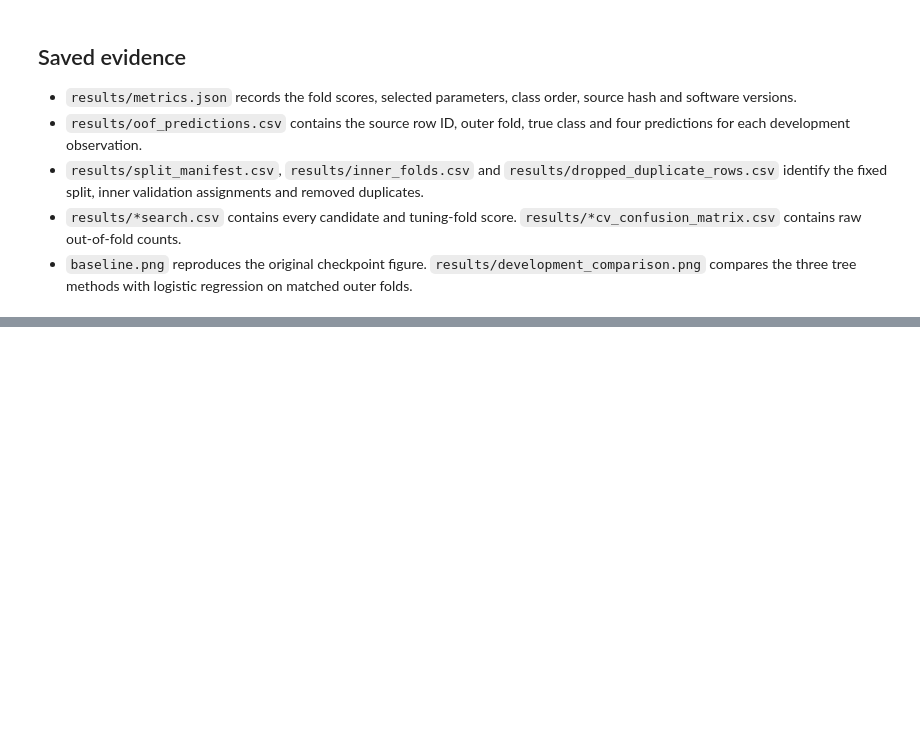
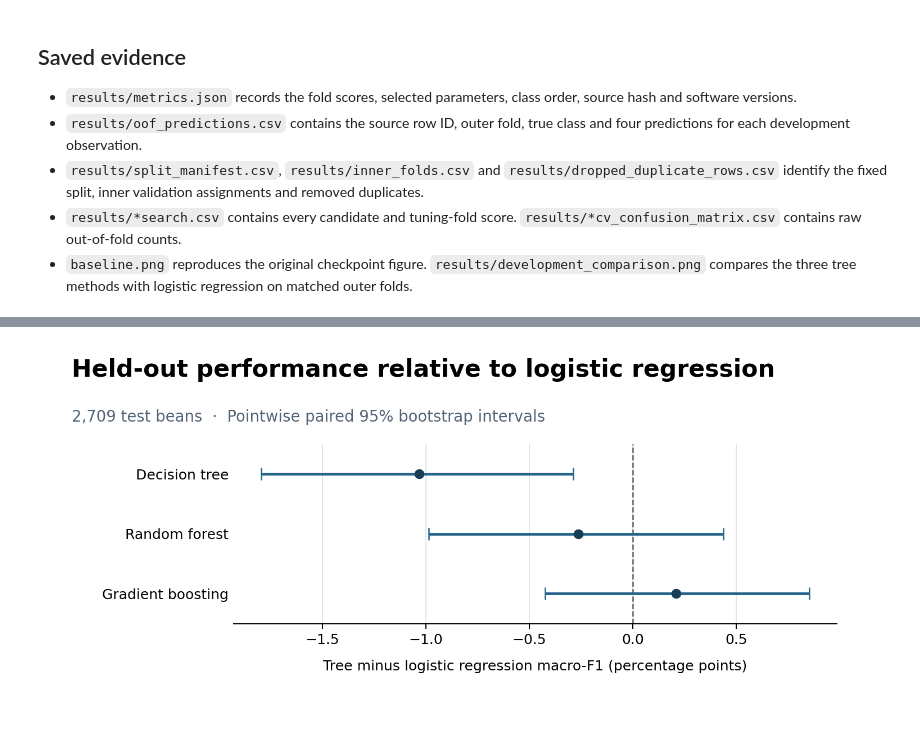
Before and after one commit to AoLiGei1221/ESE4020, a Jupyter notebook: main.ipynb, the cells around one changed output, grey strips where cells are left out. Saved outputs shown, nothing was run; the diff lists cells and outputs as text; code cells hidden in the pictures; blank space fills up the shorter version.

Commit message:
Evaluate frozen models on the held-out test set

```diff
--- a/main.ipynb
+++ b/main.ipynb
@@ -675,0 +849,38 @@ np.testing.assert_allclose(toy.loc["decision_tree", "macro_f1_difference"], expe
+# %%
+def draw_final_comparison():
+    """Plot held-out macro-F1 differences from the persisted evaluation record."""
+    results = ROOT / "results"
+    summary = json.loads((results / "final_test_metrics.json").read_text())
+    assert summary["status"] == "complete"
+    methods = {"decision_tree": "Decision tree", "random_forest": "Random forest",
+               "gradient_boosting": "Gradient boosting"}
+    fig, ax = plt.subplots(figsize=(8.4, 3.7))
+    fig.subplots_adjust(left=0.23, right=0.94, top=0.73, bottom=0.25)
+    fig.suptitle("Held-out performance relative to logistic regression",
+                 x=0.04, y=0.96, ha="left", fontweight="bold", fontsize=17)
+    fig.text(0.04, 0.79, "2,709 test beans  ·  Pointwise paired 95% bootstrap intervals",
+             fontsize=11, color="#536477")
+    ax.axvline(0, color="#536477", linestyle="--", linewidth=1)
+    for y, name in enumerate(methods):
+        result = summary["paired_differences"][name]
+        # Scaling the estimate and both endpoints equally converts macro-F1 to percentage points.
+        estimate, low, high = (100 * result[key] for key in ("macro_f1_difference", "ci_low", "ci_high"))
+        ax.hlines(y, low, high, color="#28658a", linewidth=2)
+        ax.plot([low, high], [y, y], "|", color="#28658a", markersize=9)
+        ax.scatter(estimate, y, color="#173d57", zorder=3)
+    ax.set_yticks(range(len(methods)), labels=list(methods.values()))
+    ax.set_ylim(len(methods) - 0.5, -0.5)
+    ax.set_xlabel("Tree minus logistic regression macro-F1 (percentage points)", labelpad=9)
+    ax.grid(axis="x", color="#dae2e7", linewidth=0.7)
+    ax.set_axisbelow(True)
+    ax.spines[["top", "right", "left"]].set_visible(False)
+    ax.tick_params(axis="y", length=0)
+    path = results / "final_test_comparison.png"
+    fig.savefig(path, dpi=180, facecolor="white")
+    plt.close(fig)
+    return path
+
+
+display(Image(filename=str(draw_final_comparison())))
+# %% [output]
+[figure, added]
```
Also changed, not shown: parts of 9 cells of this notebook, 3 other files.
